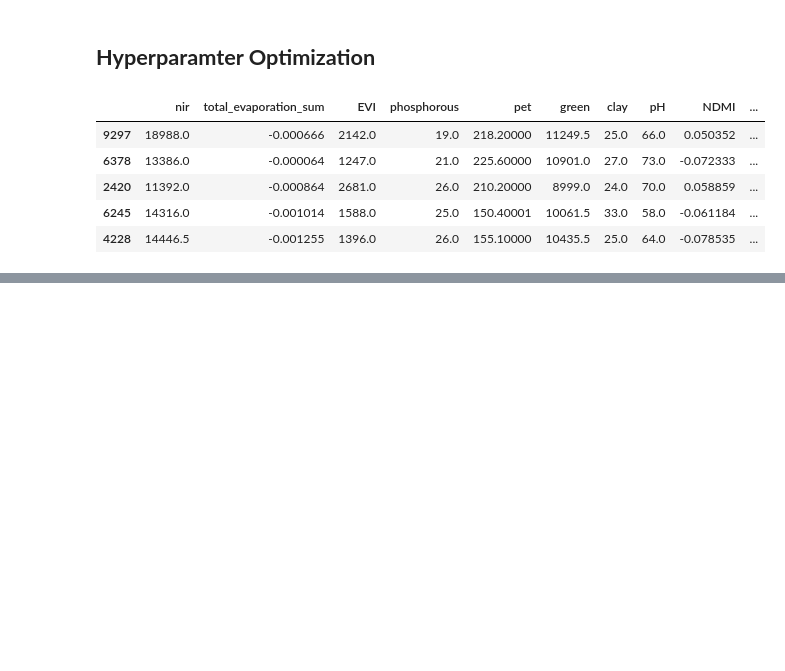
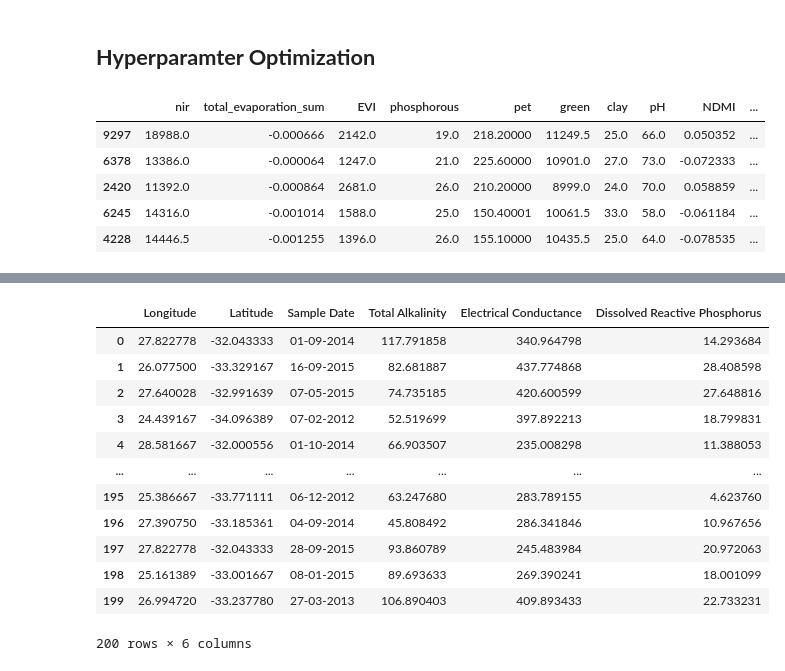
Before and after one commit to rohan-projects01/EY-AI-And-Data-Challenge, a Jupyter notebook: models/ridge.ipynb, the cells around one changed output, grey strips where cells are left out. Drawn from its saved outputs; the diff is of its cells as text; code cells hidden in the pictures; blank space fills up the shorter version.

Commit message:
got data for validation submission for ridge model

```diff
--- a/models/ridge.ipynb
+++ b/models/ridge.ipynb
@@ -239,0 +301,5 @@ study.optimize(objective, n_trials=300)
+# %%
+## Predict Output for Submission Set
+
+submission_df = pd.read_csv('../data/validation_set.csv')
+submission_df.head()
@@ -239,0 +314,7 @@ study.optimize(objective, n_trials=300)
+# %%
+check_df = submission_df.drop(columns=['Unnamed: 0', 'Latitude',
+'Longitude', 'Sample Date',
+"Total Alkalinity", "Electrical Conductance",
+'Dissolved Reactive Phosphorus'])
+
+check_df.head()
@@ -239,0 +329,4 @@ study.optimize(objective, n_trials=300)
+# %%
+test_df = check_df[selected_feats]
+
+test_df.head()
@@ -239,0 +340,6 @@ study.optimize(objective, n_trials=300)
+# %%
+vals = final_ridge.predict(test_df)
+val_df = pd.DataFrame(vals)
+val_df.columns = ['Total Alkalinity', 'Electrical Conductance', 'Dissolved Reactive Phosphorus']
+
+val_df
@@ -239,0 +360,25 @@ study.optimize(objective, n_trials=300)
+# %%
+submission = pd.DataFrame({
+    'Longitude': submission_df['Longitude'],
+    'Latitude': submission_df['Latitude'],
+    'Sample Date': submission_df['Sample Date'],
+    'Total Alkalinity': val_df['Total Alkalinity'],
+    'Electrical Conductance': val_df['Electrical Conductance'],
+    'Dissolved Reactive Phosphorus': val_df['Dissolved Reactive Phosphorus']
+})
+
+submission
+# %% [output]
+|  | Longitude | Latitude | Sample Date | Total Alkalinity | Electrical Conductance | Dissolved Reactive Phosphorus |
+| 0 | 27.822778 | -32.043333 | 01-09-2014 | 117.791858 | 340.964798 | 14.293684 |
+| 1 | 26.077500 | -33.329167 | 16-09-2015 | 82.681887 | 437.774868 | 28.408598 |
+| 2 | 27.640028 | -32.991639 | 07-05-2015 | 74.735185 | 420.600599 | 27.648816 |
+| 3 | 24.439167 | -34.096389 | 07-02-2012 | 52.519699 | 397.892213 | 18.799831 |
+| 4 | 28.581667 | -32.000556 | 01-10-2014 | 66.903507 | 235.008298 | 11.388053 |
+| ... | ... | ... | ... | ... | ... | ... |
+| 195 | 25.386667 | -33.771111 | 06-12-2012 | 63.247680 | 283.789155 | 4.623760 |
+| 196 | 27.390750 | -33.185361 | 04-09-2014 | 45.808492 | 286.341846 | 10.967656 |
+| 197 | 27.822778 | -32.043333 | 28-09-2015 | 93.860789 | 245.483984 | 20.972063 |
+| 198 | 25.161389 | -33.001667 | 08-01-2015 | 89.693633 | 269.390241 | 18.001099 |
+| 199 | 26.994720 | -33.237780 | 27-03-2013 | 106.890403 | 409.893433 | 22.733231 |
+200 rows × 6 columns
```
Also changed, not shown: parts of 12 cells of this notebook, 1 other file.
